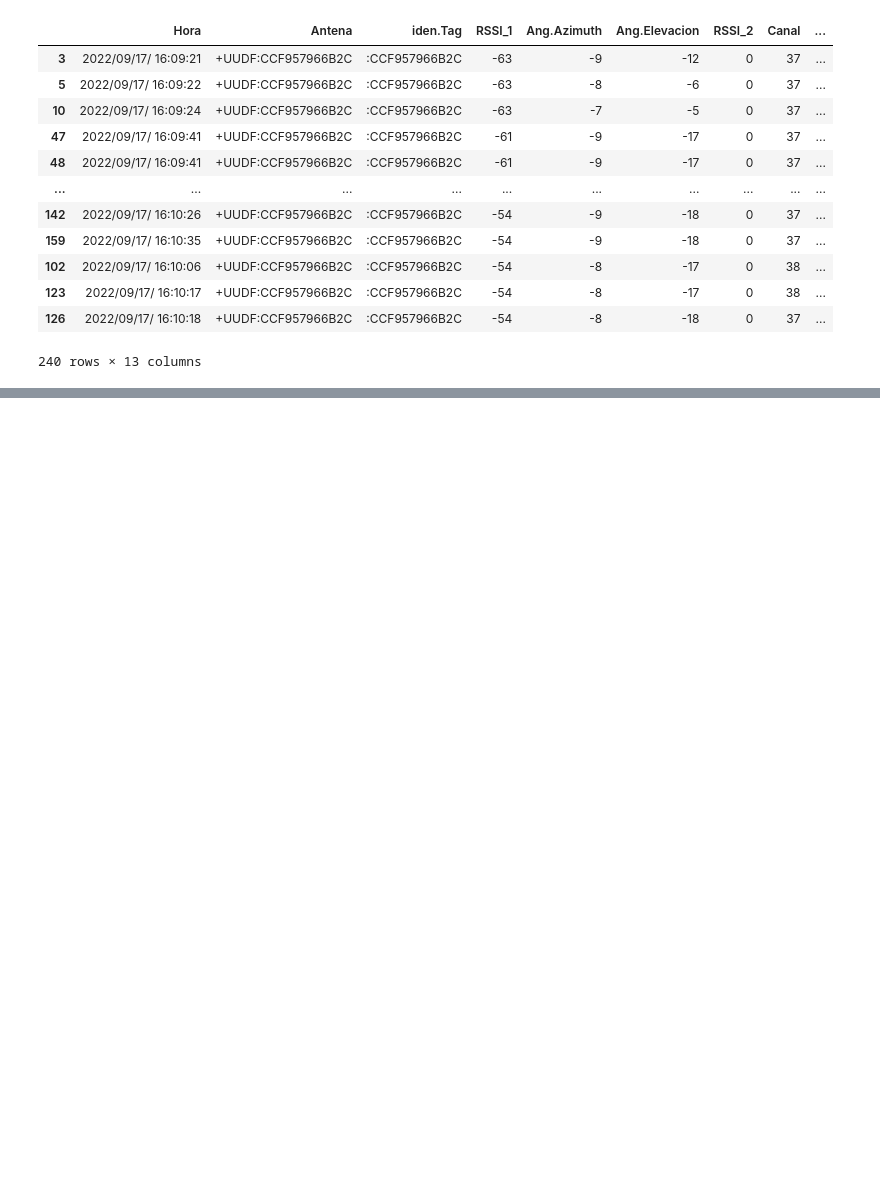
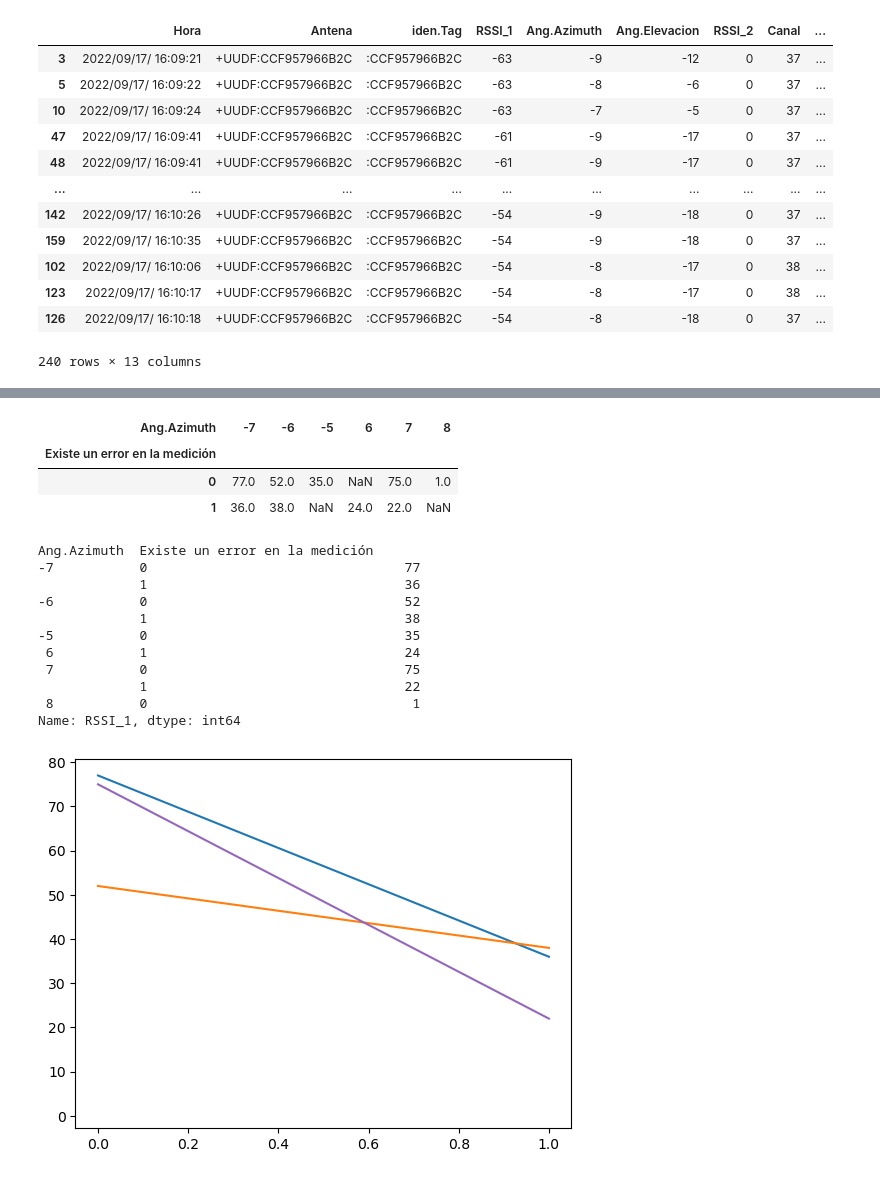
Before and after one commit to JocsanVergara/M_mediciones, a Jupyter notebook: Pruebas/Cargar_CSV_Pandas.ipynb, the cells around one changed output, grey strips where cells are left out. Saved outputs shown, nothing was run; the diff lists cells and outputs as text; code cells hidden in the pictures; blank space fills up the shorter version.

```diff
--- a/Pruebas/Cargar_CSV_Pandas.ipynb
+++ b/Pruebas/Cargar_CSV_Pandas.ipynb
@@ -144,0 +177,3 @@ df.sort_values(['RSSI_1','Ang.Azimuth'], ascending = ['True','False'])
+# %%
+train = pd.read_csv('./../Base_datos/LOS_parcial/20220919_012311_134_70_130.csv', encoding='latin-1')
+train.head()
@@ -144,0 +269,7 @@ df.sort_values(['RSSI_1','Ang.Azimuth'], ascending = ['True','False'])
+# %%
+Asociando_errores.unstack(level = 0)
+# %% [output]
+| Ang.Azimuth | -7 | -6 | -5 | 6 | 7 | 8 |
+| Existe un error en la medición |  |  |  |  |  |  |
+| 0 | 77.0 | 52.0 | 35.0 | NaN | 75.0 | 1.0 |
+| 1 | 36.0 | 38.0 | NaN | 24.0 | 22.0 | NaN |
@@ -144,0 +278,18 @@ df.sort_values(['RSSI_1','Ang.Azimuth'], ascending = ['True','False'])
+# %%
+Asociando_errores = train.groupby(['Ang.Azimuth','Existe un error en la medición']).count()['RSSI_1']
+print(Asociando_errores)
+plt.plot(Asociando_errores.unstack(level = 0))
+plt.show()
+# %% [output]
+Ang.Azimuth  Existe un error en la medición
+-7           0                                 77
+             1                                 36
+-6           0                                 52
+             1                                 38
+-5           0                                 35
+ 6           1                                 24
+ 7           0                                 75
+             1                                 22
+ 8           0                                  1
+Name: RSSI_1, dtype: int64
+[figure, added]
```
Also changed, not shown: parts of 20 cells of this notebook.
